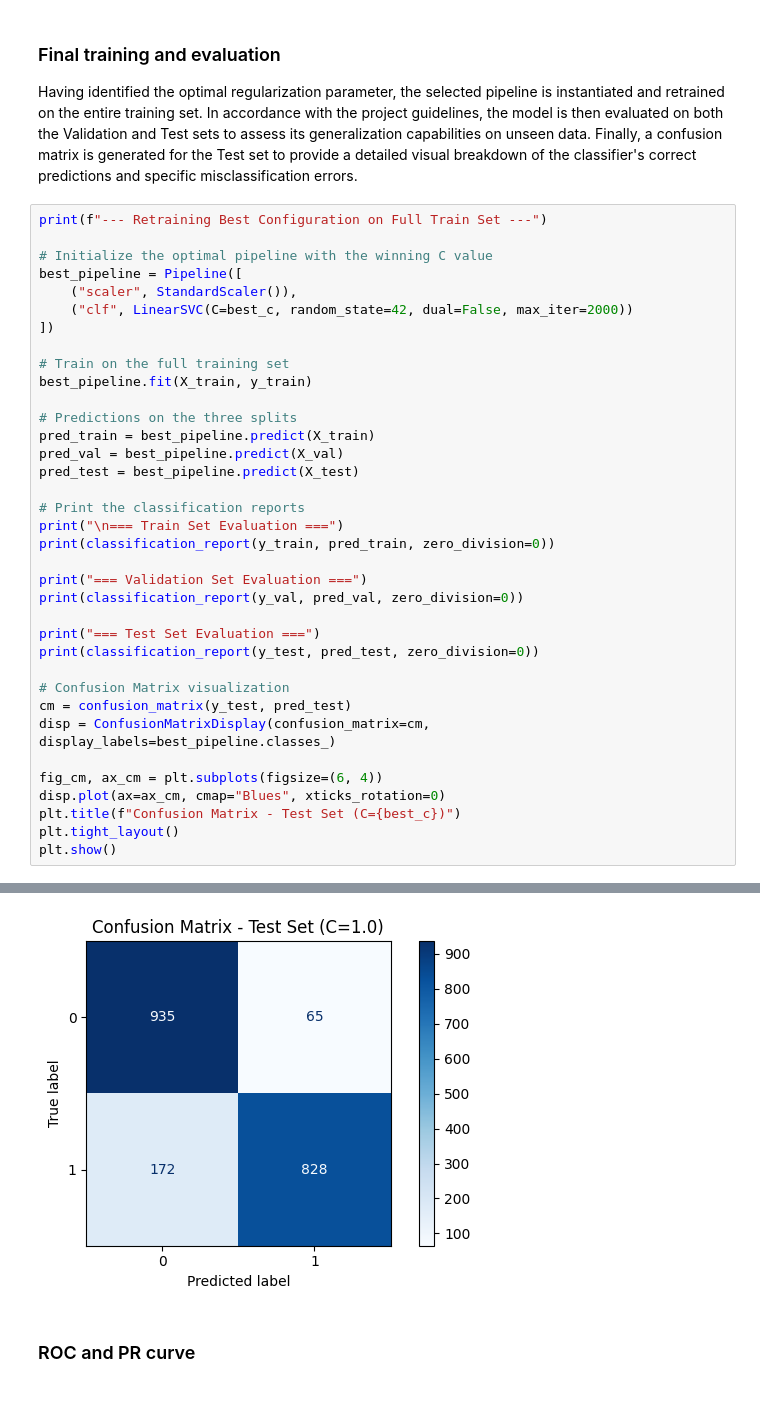
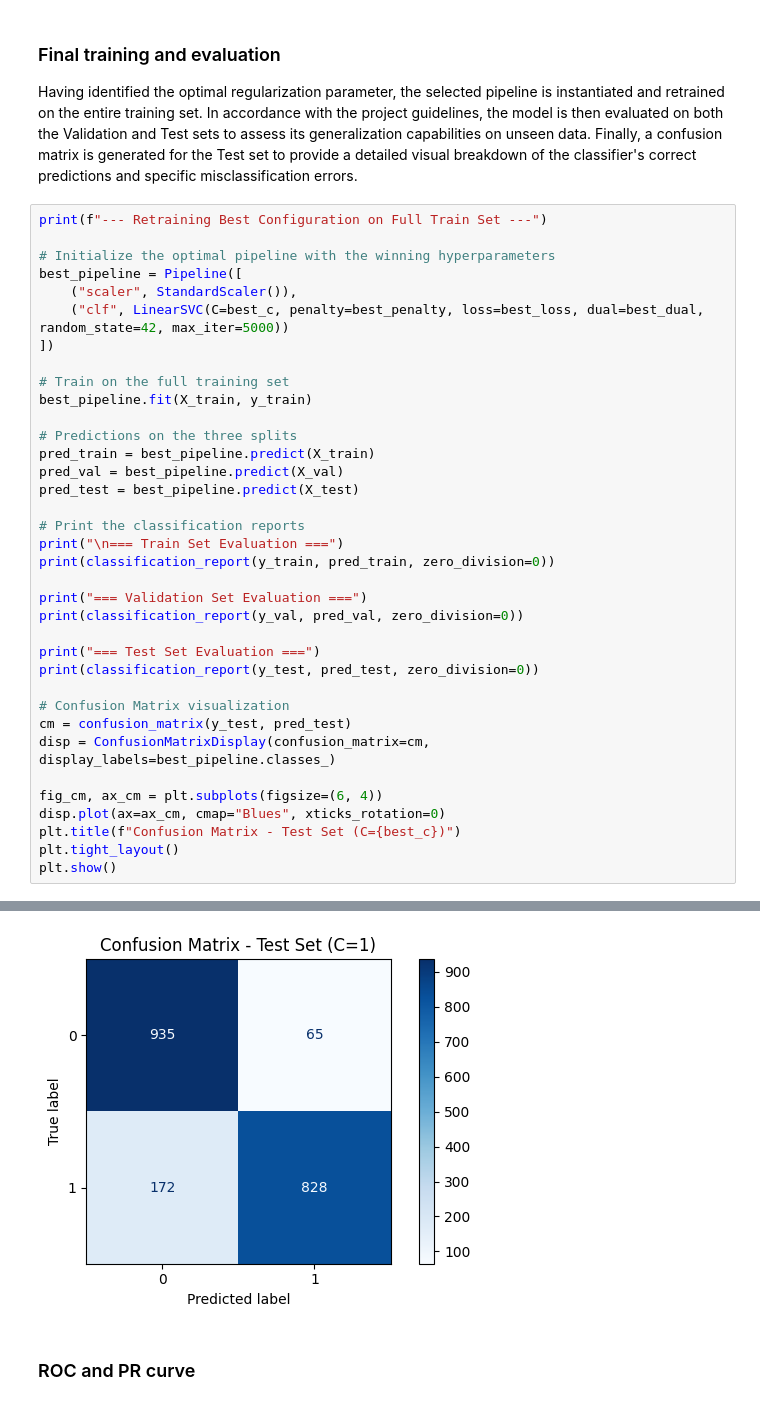
Before and after one commit to ecalabrese17/Italian-AI-Text-Detector, a Jupyter notebook: 02_classification/task2.ipynb, the cells around one changed output, grey strips where cells are left out. Cells and saved outputs as stored; diff of their text form.

```diff
--- a/02_classification/task2.ipynb
+++ b/02_classification/task2.ipynb
@@ -108,10 +94,10 @@ Having identified the optimal regularization parameter, the selected pipeline is
 # %%
 print(f"--- Retraining Best Configuration on Full Train Set ---")
 
-# Initialize the optimal pipeline with the winning C value
+# Initialize the optimal pipeline with the winning hyperparameters
 best_pipeline = Pipeline([
     ("scaler", StandardScaler()),
-    ("clf", LinearSVC(C=best_c, random_state=42, dual=False, max_iter=2000))
+    ("clf", LinearSVC(C=best_c, penalty=best_penalty, loss=best_loss, dual=best_dual, random_state=42, max_iter=5000))
 ])
 
 # Train on the full training set
@@ -132,34 +118,34 @@ print(classification_report(y_val, pred_val, zero_division=0))
 print("=== Test Set Evaluation ===")
 print(classification_report(y_test, pred_test, zero_division=0))
 
 # Confusion Matrix visualization
 cm = confusion_matrix(y_test, pred_test)
 disp = ConfusionMatrixDisplay(confusion_matrix=cm, display_labels=best_pipeline.classes_)
 
 fig_cm, ax_cm = plt.subplots(figsize=(6, 4))
 disp.plot(ax=ax_cm, cmap="Blues", xticks_rotation=0)
 plt.title(f"Confusion Matrix - Test Set (C={best_c})")
 plt.tight_layout()
 plt.show()
 # %% [output]
 --- Retraining Best Configuration on Full Train Set ---
 
 === Train Set Evaluation ===
               precision    recall  f1-score   support
 
            0       0.96      0.97      0.97      2000
            1       0.97      0.96      0.97      2000
 
     accuracy                           0.97      4000
    macro avg       0.97      0.97      0.97      4000
 weighted avg       0.97      0.97      0.97      4000
 
 ... (15 lines left out)
 
     accuracy                           0.88      2000
    macro avg       0.89      0.88      0.88      2000
 weighted avg       0.89      0.88      0.88      2000
-[figure, old version]
+[figure, new version]
 # %% [markdown]
 ### ROC and PR curve
 # %%
```
Also changed, not shown: parts of 3 cells of this notebook, 1 other file.
